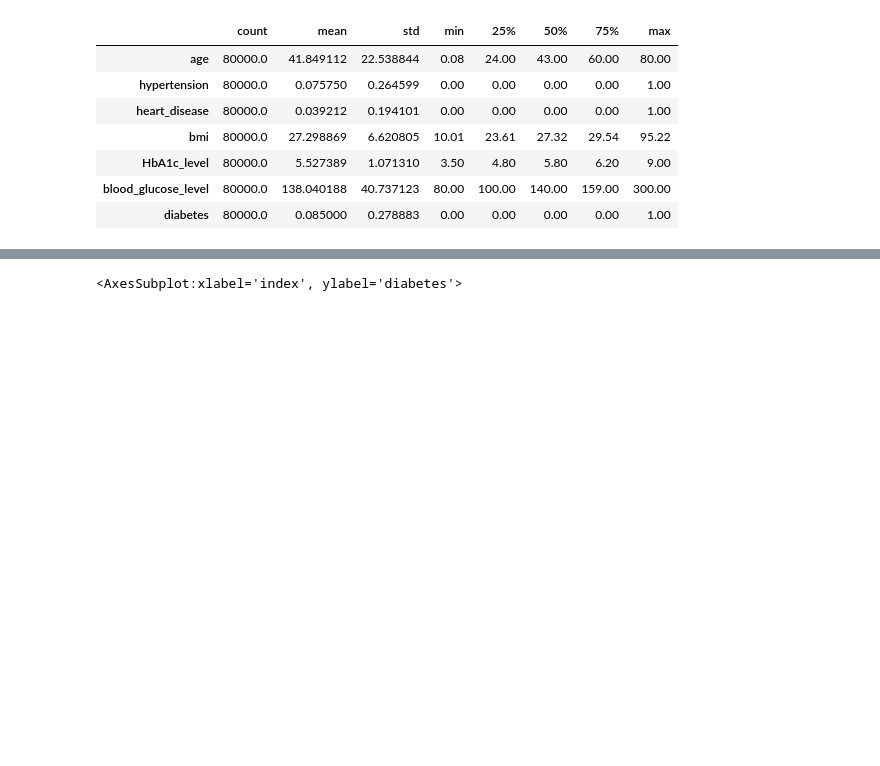
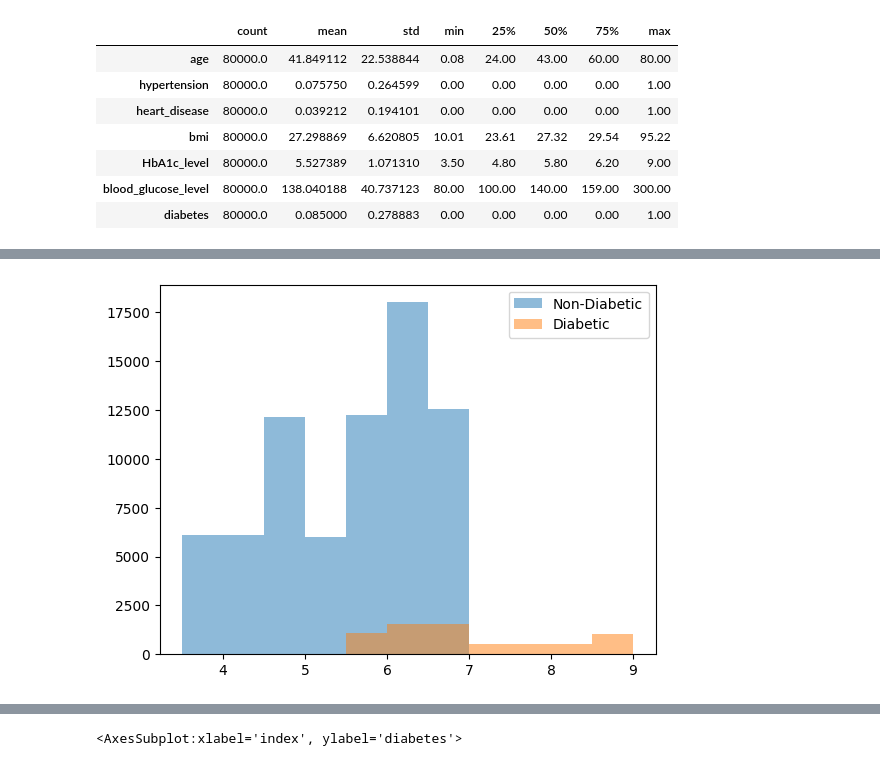
Before and after one commit to leslie-zi-pan/diabetes-prediction, a Jupyter notebook: notebooks/2.0-lp-exploratory-data-analysis.ipynb, the cells around one changed output, grey strips where cells are left out. Cells and saved outputs as stored; diff of their text form; code cells hidden in the pictures; blank space fills up the shorter version.

```diff
--- a/notebooks/2.0-lp-exploratory-data-analysis.ipynb
+++ b/notebooks/2.0-lp-exploratory-data-analysis.ipynb
@@ -86,0 +115,23 @@ df["age"].plot(kind="hist", bins=80)
+# %%
+# df.loc[df.diabetes == 1]["HbA1c_level"].plot(kind="hist", bins=6, xlabel="Age", title="Age distribution of diebetic PTs")
+from sklearn.preprocessing import normalize
+
+import random
+import numpy
+from matplotlib import pyplot
+
+hba1c_non_diabetic = (df.loc[df.diabetes == 0][["HbA1c_level"]])
+hba1c_diabetic = (df.loc[df.diabetes == 1][["HbA1c_level"]])
+
+hba1c_min = df["HbA1c_level"].min()
+hba1c_max = df["HbA1c_level"].max()
+steps = len(df["HbA1c_level"].unique())
+bins = numpy.linspace(hba1c_min, hba1c_max, steps-6)
+
+# pyplot.hist([hba1c_non_diabetic, hba1c_diabetic], bins, alpha=0.5, label=['Non-Diabetic', 'Diabetic'])
+pyplot.hist(hba1c_non_diabetic, alpha=0.5, label='Non-Diabetic', bins=bins)
+pyplot.hist(hba1c_diabetic, alpha=0.5, label='Diabetic', bins=bins)
+pyplot.legend(loc='upper right')
+pyplot.show()
+# %% [output]
+[figure, added]
```
Also changed, not shown: parts of 14 cells of this notebook.
